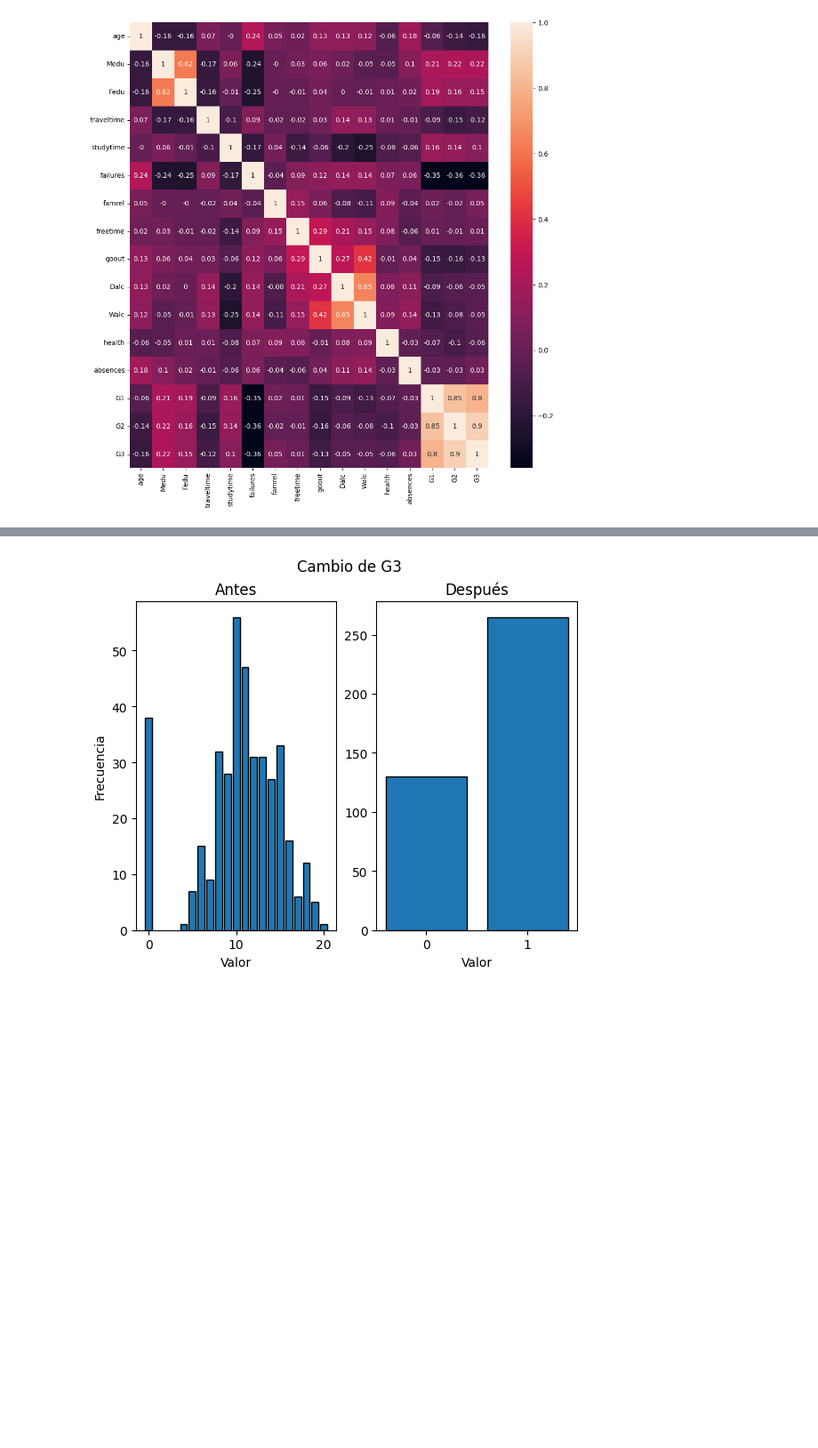
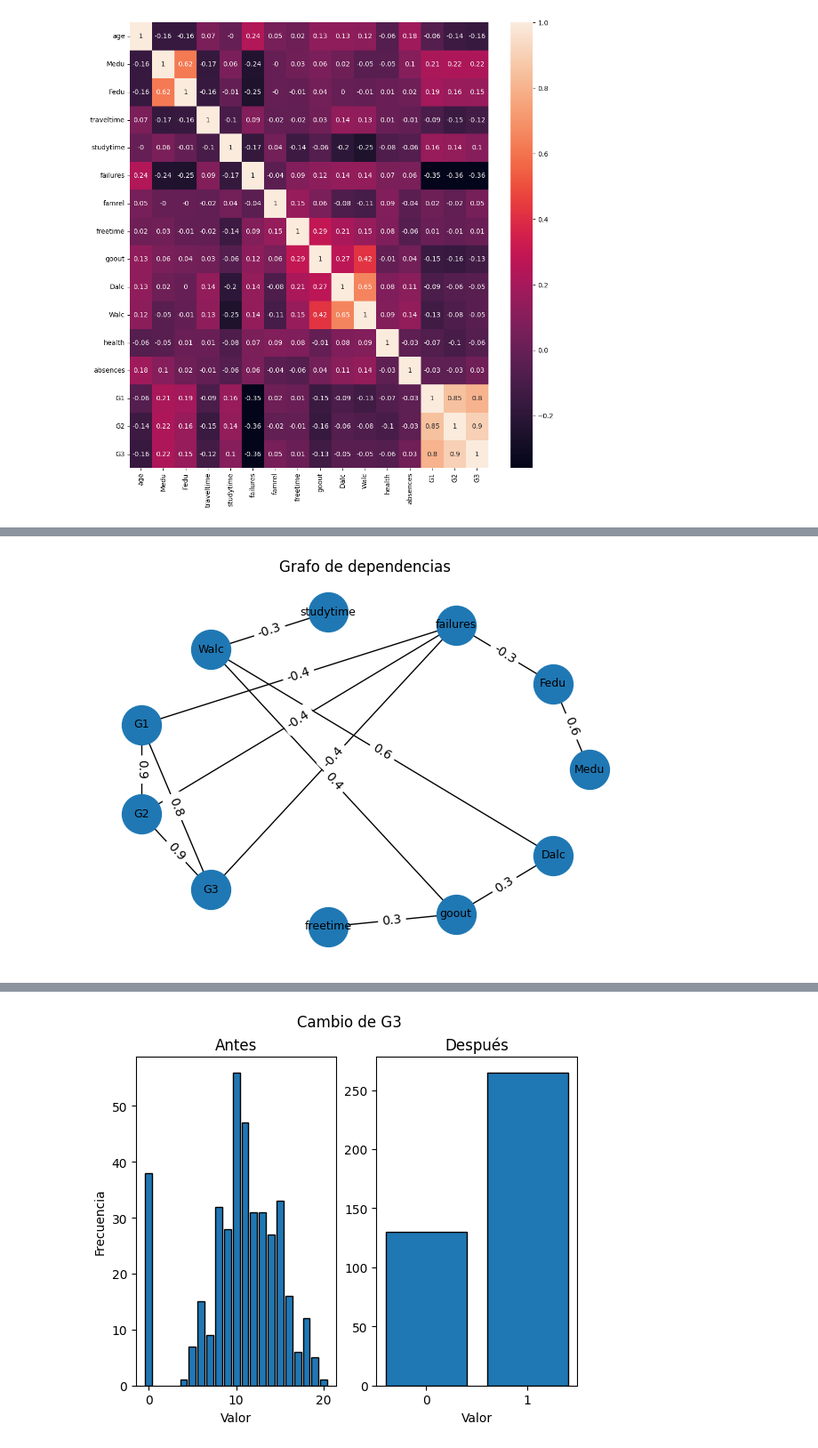
Before and after one commit to Charless96/ProyectoIa, a Jupyter notebook: proyectoErick.ipynb, the cells around one changed output, grey strips where cells are left out. Shown at 89% size. Saved outputs shown, nothing was run; the diff lists cells and outputs as text; code cells hidden in the pictures; blank space fills up the shorter version.

```diff
--- a/proyectoErick.ipynb
+++ b/proyectoErick.ipynb
@@ -9,5 +8,6 @@ from tabulate import tabulate
 # %%
-#funciones
+#######################  Funciones ################################
+
 def fnModa(x):
     return x.mode()[0]
 
@@ -54,4 +54,36 @@ def fnRayleigh(x_int, X):
     fr = A * np.exp(B)
 
     return fr
+
+def fnDepGraph(data, axFn):
+    datos = data.to_numpy()
+    mCorr = np.corrcoef(datos, rowvar=False).round(decimals=1)
+    colnames = data.columns.values
+
+    dependencias = np.abs(mCorr) >= 0.3
+
+    grafo = nx.Graph()
+
+    #Nodos y aristas
+    for i in range(len(mCorr)):
+        for j in range(len(mCorr)):
+            if (i != j and dependencias[i, j]):
+                grafo.add_edge(colnames[i], colnames[j], weight=mCorr[i,j])
+
+    pos = nx.circular_layout(grafo)
+
+    #Nodos
+    nx.draw_networkx_nodes(grafo, pos, ax=axFn, node_size=1000)
+
+    #Edges
+    nx.draw_networkx_edges(grafo, pos, ax=axFn, edgelist=grafo.edges)
+
+    #Node labels
+    nx.draw_networkx_labels(grafo, pos, ax=axFn, font_size=9)
+
+    #Edge labels
+    edgeLabels = nx.get_edge_attributes(grafo,"weight")
+    nx.draw_networkx_edge_labels(grafo, pos, ax=axFn, edge_labels=edgeLabels)
+
+    # ax[0].axis("off")
 # %%
@@ -165 +161,11 @@ plt.show()
+# %%
+#Grafo con las dependencias más significativas
+fig, ax = plt.subplots()
+fnDepGraph(data=dfMat, axFn=ax)
+ax.set_title("Grafo de dependencias")
+plt.axis("off")
+plt.tight_layout()
+plt.show()
+# %% [output]
+[figure, added]
 # %%
```
Also changed, not shown: parts of 13 cells of this notebook.
